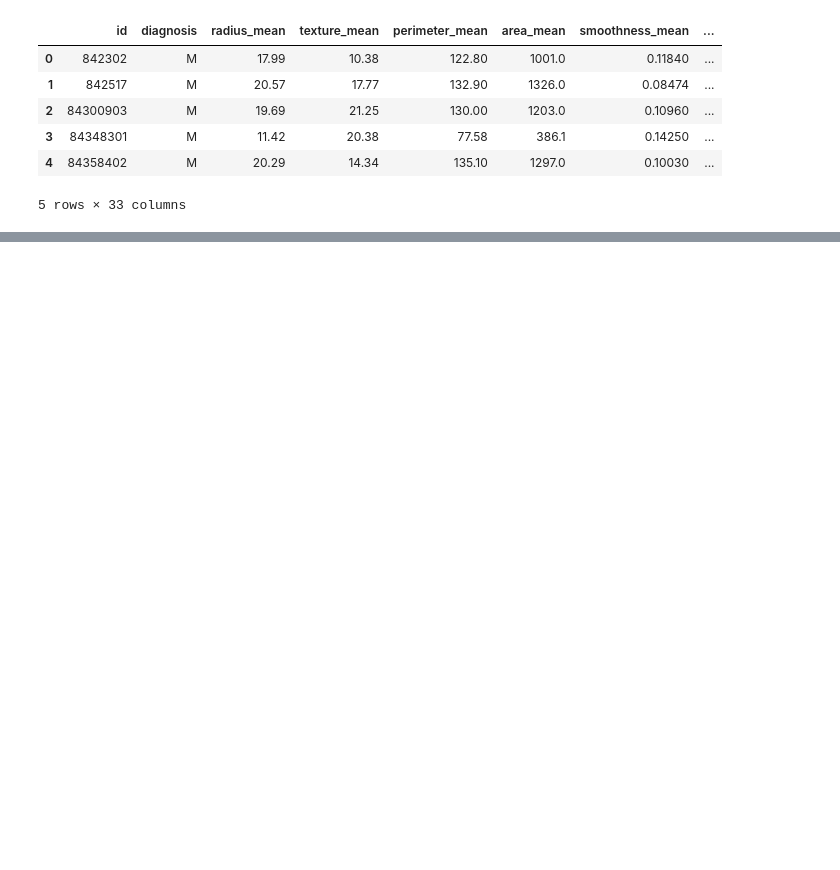
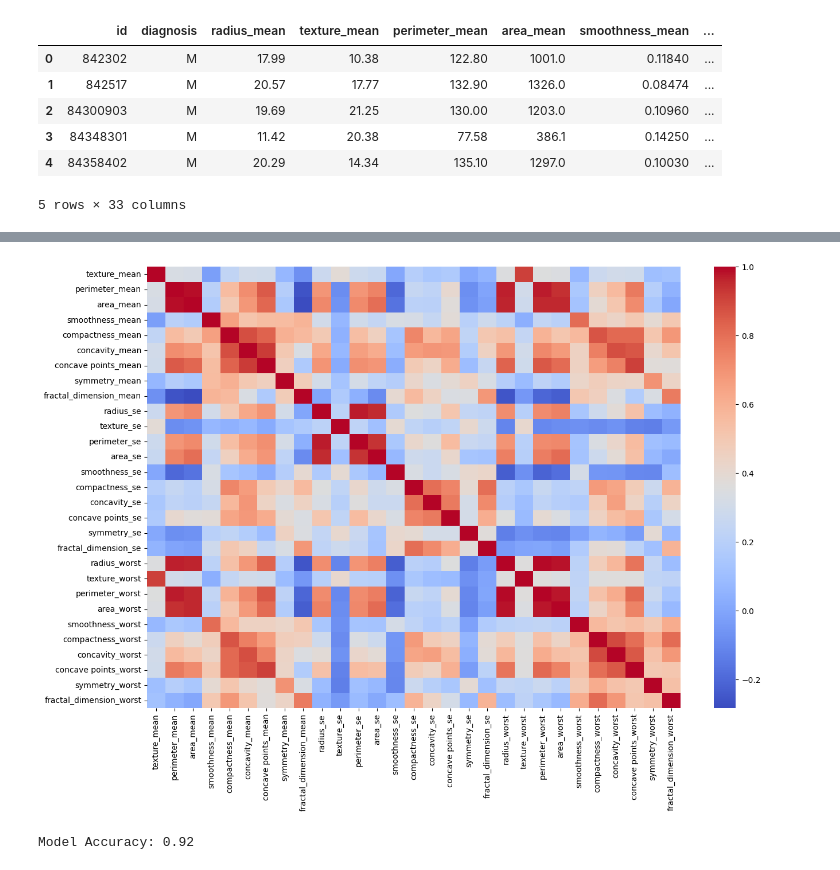
Before and after one commit to KalebAsratemedhin/Bayesian-decision-theory-implementation, a Jupyter notebook: notebooks/main.ipynb, the cells around one changed output, grey strips where cells are left out. Saved outputs shown, nothing was run; the diff lists cells and outputs as text; code cells hidden in the pictures; blank space fills up the shorter version.

```diff
--- a/notebooks/main.ipynb
+++ b/notebooks/main.ipynb
@@ -200,0 +97,7 @@ weighted avg       0.39      0.62      0.48       114
+# %%
+correlation_matrix = data.iloc[:, 2:].corr()
+plt.figure(figsize=(15, 10))
+sns.heatmap(correlation_matrix, cmap='coolwarm')
+plt.show()
+# %% [output]
+[figure, added]
@@ -200,0 +135,6 @@ weighted avg       0.39      0.62      0.48       114
+# %%
+y_pred = bdt.predict(X_test)
+accuracy = accuracy_score(y_test, y_pred)
+print(f"Model Accuracy: {accuracy:.2f}")
+# %% [output]
+Model Accuracy: 0.92
```
Also changed, not shown: parts of 16 cells of this notebook, 1 other file.
